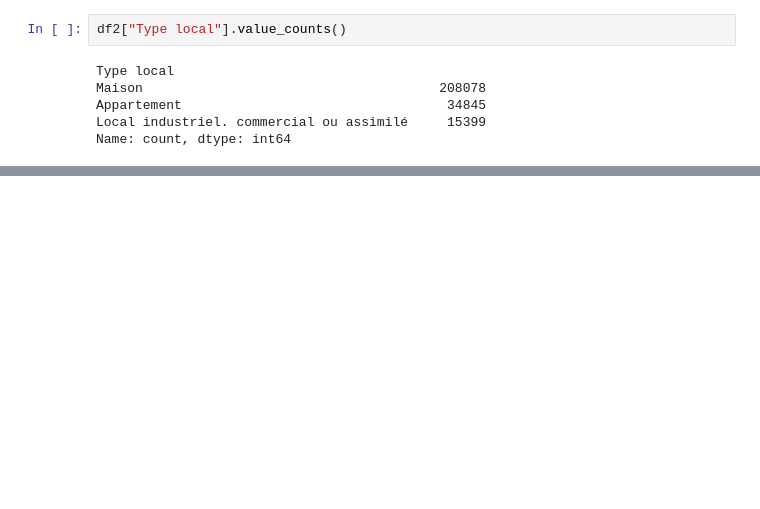
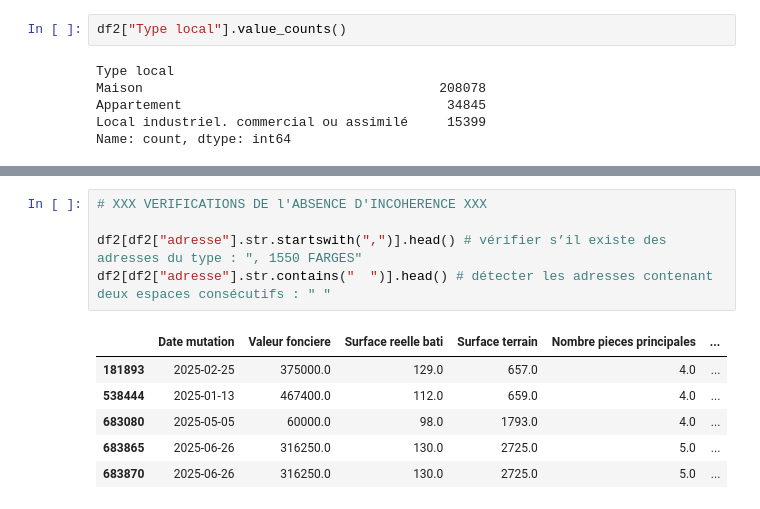
Before and after one commit to constantinsimon/Projet-Python-2A-ENSAE, a Jupyter notebook: description.ipynb, the cells around one changed output, grey strips where cells are left out. Saved outputs shown, nothing was run; the diff lists cells and outputs as text; blank space fills up the shorter version.

```diff
--- a/description.ipynb
+++ b/description.ipynb
@@ -138,0 +182,12 @@ Name: count, dtype: int64
+# %%
+# XXX VERIFICATIONS DE l'ABSENCE D'INCOHERENCE XXX
+
+df2[df2["adresse"].str.startswith(",")].head() # vérifier s’il existe des adresses du type : ", 1550 FARGES"
+df2[df2["adresse"].str.contains("  ")].head() # détecter les adresses contenant deux espaces consécutifs : " "
+# %% [output]
+|  | Date mutation | Valeur fonciere | Surface reelle bati | Surface terrain | Nombre pieces principales | ... |
+| 181893 | 2025-02-25 | 375000.0 | 129.0 | 657.0 | 4.0 | ... |
+| 538444 | 2025-01-13 | 467400.0 | 112.0 | 659.0 | 4.0 | ... |
+| 683080 | 2025-05-05 | 60000.0 | 98.0 | 1793.0 | 4.0 | ... |
+| 683865 | 2025-06-26 | 316250.0 | 130.0 | 2725.0 | 5.0 | ... |
+| 683870 | 2025-06-26 | 316250.0 | 130.0 | 2725.0 | 5.0 | ... |
```
Also changed, not shown: parts of 18 cells of this notebook.
